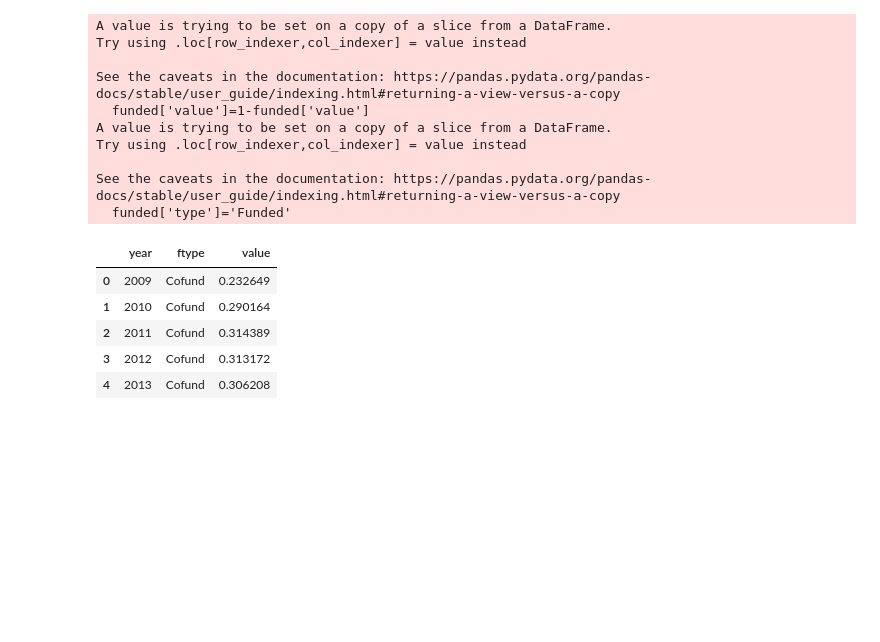
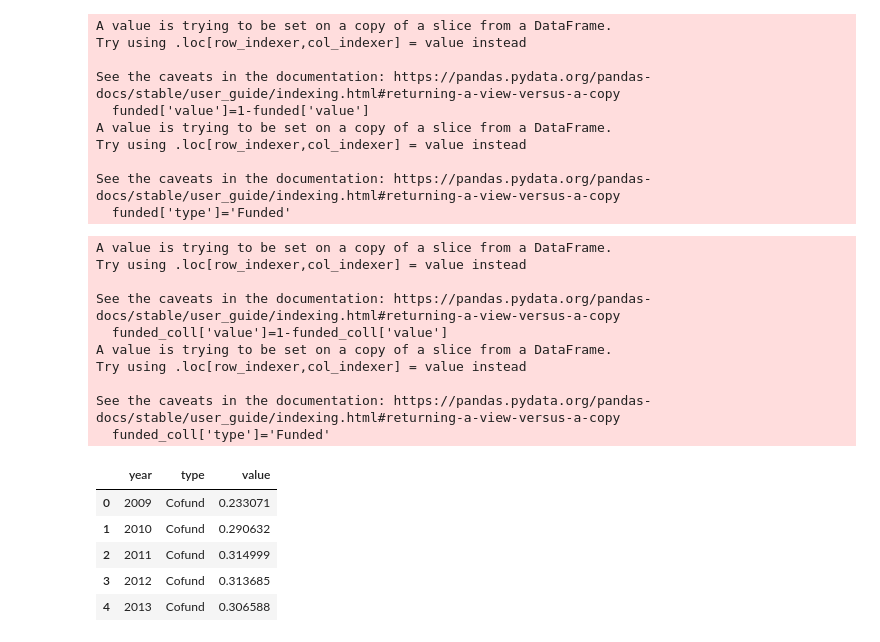
Before and after one commit to LiliMiaohub/national_science_funding, a Jupyter notebook: workflow/scripts/plot_globalfund_fig1.ipynb, the cells around one changed output. Cells and saved outputs as stored; diff of their text form; code cells hidden in the pictures; blank space fills up the shorter version.

```diff
--- a/workflow/scripts/plot_globalfund_fig1.ipynb
+++ b/workflow/scripts/plot_globalfund_fig1.ipynb
@@ -41,0 +16,3 @@ pubs_df['coll']=pubs_df['author_distinct'].apply(
+# %%
+pubs_df = pd.read_pickle(pubs_path)
+pubs_df.head()
@@ -50,9 +27,0 @@ pubs_df.head(2)
-# %%
-def num_fd(funders):
-    cnt=3
-    if funders=='Not-Funded':
-        cnt=0
-    elif len(funders)<3 and "EU" not in funders:
-        cnt=len(funders)
-    return cnt
-pubs_df['num_fd']=pubs_df.apply(lambda x: num_fd(x.funder_distinct),axis=1)
@@ -68 +28,12 @@ pubs_df.head()
+# %%
+def ftype(funded,cofund):
+    label="null"
+    if funded==0:
+        label='Not-Funded'
+    elif funded==1 and cofund==0:
+        label='single'
+    elif funded==1 and cofund==1:
+        label='Cofund'
+    return label
+pubs_df['ftype']=pubs_df[['funded','cofund']].apply(lambda x:ftype(x.funded,x.cofund),axis=1)
 # %%
@@ -82,8 +51,0 @@ collcnt.head()
-# %%
-typedict={1:'Single',0:'Not-Funded',2:'Cofund',3:'Cofund'}
-pubs_df['ftype'] = pubs_df['num_fd'].map(typedict)
-fdtype = pubs_df.groupby(['year','ftype']).size().reset_index(name='count')
-fdtype = fdtype.pivot(index='year',columns='ftype',values='count')
-fdtype = fdtype.div(fdtype.sum(axis=1), axis=0)
-fdtype = fdtype.reset_index().melt(id_vars='year',var_name='type', value_name='value')
-fdtype.head()
@@ -112,16 +67,30 @@ Try using .loc[row_indexer,col_indexer] = value instead
 See the caveats in the documentation: https://pandas.pydata.org/pandas-docs/stable/user_guide/indexing.html#returning-a-view-versus-a-copy
   funded['type']='Funded'
 # %%
-colldata = pubs_df[pubs_df.coll==1]
+colldata = pubs_df[pubs_df.IntCol==1]
 colldata = colldata.groupby(['year','ftype']).size().reset_index(name='fdcnt')
 colldata = colldata.pivot(index='year',columns='ftype',values='fdcnt')
 colldata = colldata.div(colldata.sum(axis=1), axis=0)
-colldata = colldata.reset_index().melt(id_vars='year',var_name='ftype', value_name='value')
+colldata = colldata.reset_index().melt(id_vars='year',var_name='type', value_name='value')
+funded_coll=colldata[colldata.type=='Not-Funded']
+funded_coll['value']=1-funded_coll['value']
+funded_coll['type']='Funded'
+colldata=pd.concat([colldata,funded_coll])
 colldata.head()
 # %% [output]
+A value is trying to be set on a copy of a slice from a DataFrame.
+Try using .loc[row_indexer,col_indexer] = value instead
+
+See the caveats in the documentation: https://pandas.pydata.org/pandas-docs/stable/user_guide/indexing.html#returning-a-view-versus-a-copy
+  funded_coll['value']=1-funded_coll['value']
+A value is trying to be set on a copy of a slice from a DataFrame.
+Try using .loc[row_indexer,col_indexer] = value instead
+
+See the caveats in the documentation: https://pandas.pydata.org/pandas-docs/stable/user_guide/indexing.html#returning-a-view-versus-a-copy
+  funded_coll['type']='Funded'
-|  | year | ftype | value |
-| 0 | 2009 | Cofund | 0.232649 |
-| 1 | 2010 | Cofund | 0.290164 |
-| 2 | 2011 | Cofund | 0.314389 |
-| 3 | 2012 | Cofund | 0.313172 |
-| 4 | 2013 | Cofund | 0.306208 |
+|  | year | type | value |
+| 0 | 2009 | Cofund | 0.233071 |
+| 1 | 2010 | Cofund | 0.290632 |
+| 2 | 2011 | Cofund | 0.314999 |
+| 3 | 2012 | Cofund | 0.313685 |
+| 4 | 2013 | Cofund | 0.306588 |
```
Also changed, not shown: parts of 42 cells of this notebook, 10 other files.
